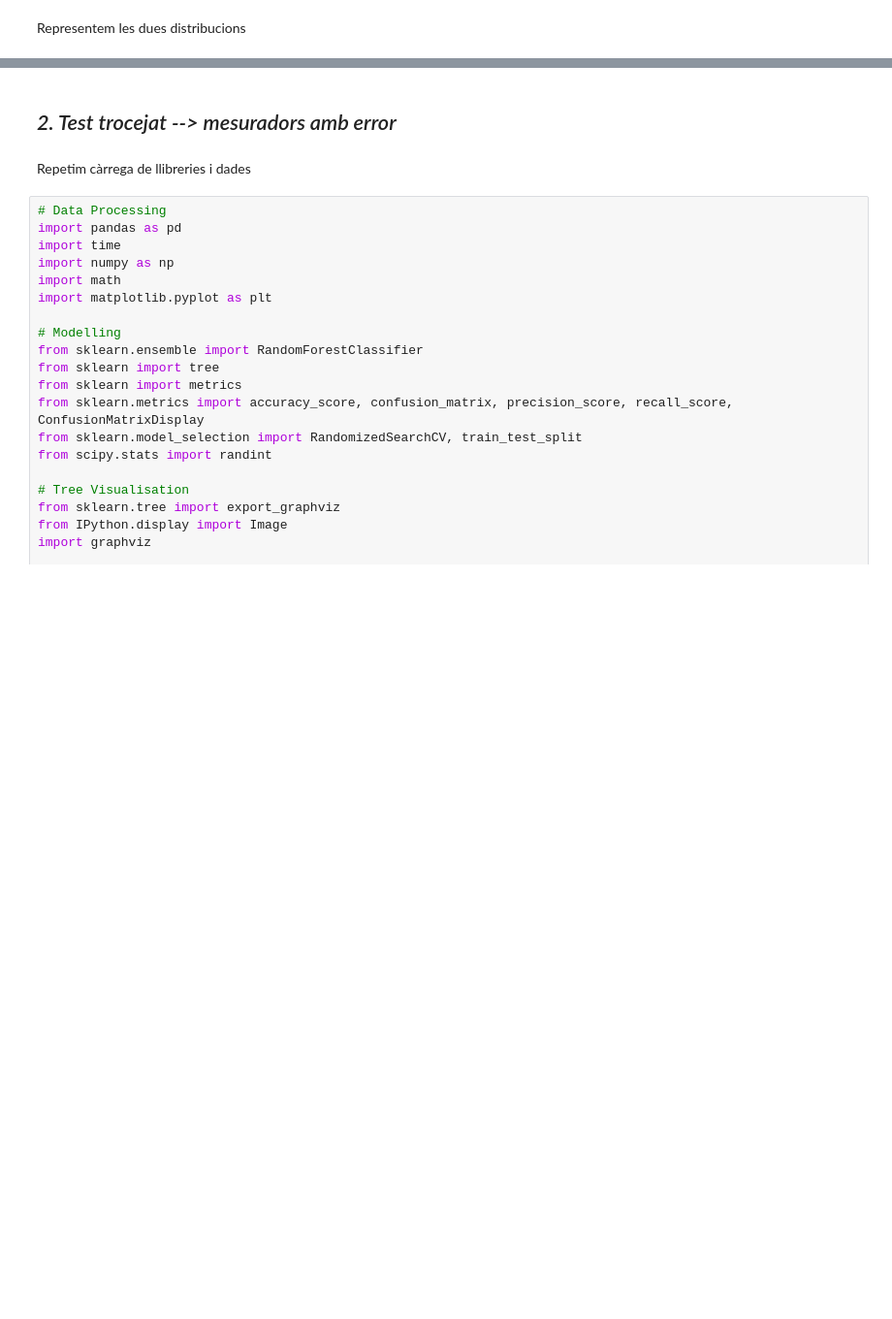
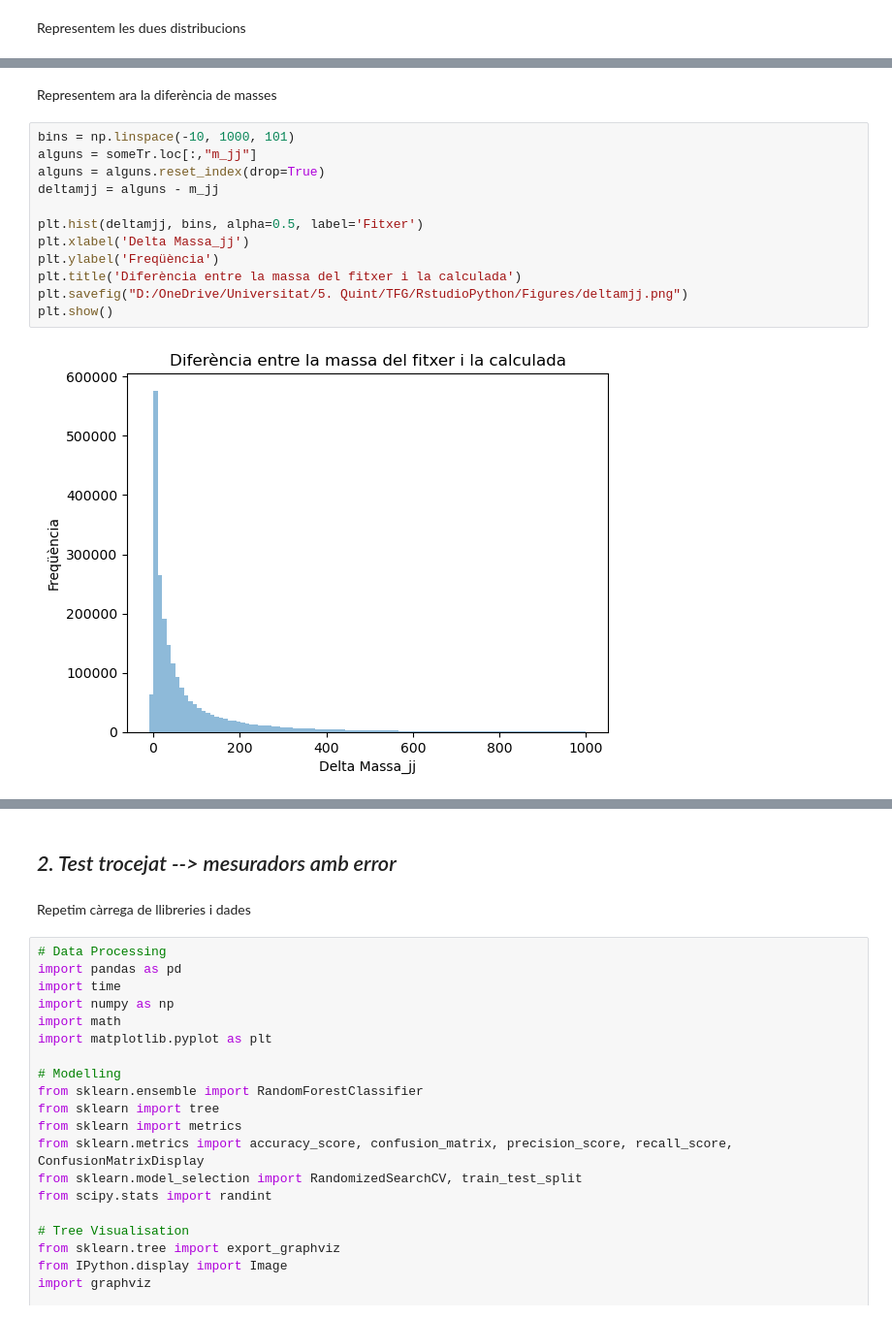
Before and after one commit to AlexPG1/TFG_MLenHEP, a Jupyter notebook: PrimeraSessió.ipynb, the cells around one changed output, grey strips where cells are left out. Shown at 97% size. Drawn from its saved outputs; the diff is of its cells as text; blank space fills up the shorter version.

```diff
--- a/PrimeraSessió.ipynb
+++ b/PrimeraSessió.ipynb
@@ -1416,0 +1450,16 @@ plt.show()
+# %% [markdown]
+Representem ara la diferència de masses
+# %%
+bins = np.linspace(-10, 1000, 101)
+alguns = someTr.loc[:,"m_jj"]
+alguns = alguns.reset_index(drop=True)
+deltamjj = alguns - m_jj
+
+plt.hist(deltamjj, bins, alpha=0.5, label='Fitxer')
+plt.xlabel('Delta Massa_jj')
+plt.ylabel('Freqüència')
+plt.title('Diferència entre la massa del fitxer i la calculada')
+plt.savefig("D:/OneDrive/Universitat/5. Quint/TFG/RstudioPython/Figures/deltamjj.png")
+plt.show()
+# %% [output]
+[figure, added]
```
Also changed, not shown: parts of 40 cells of this notebook.
